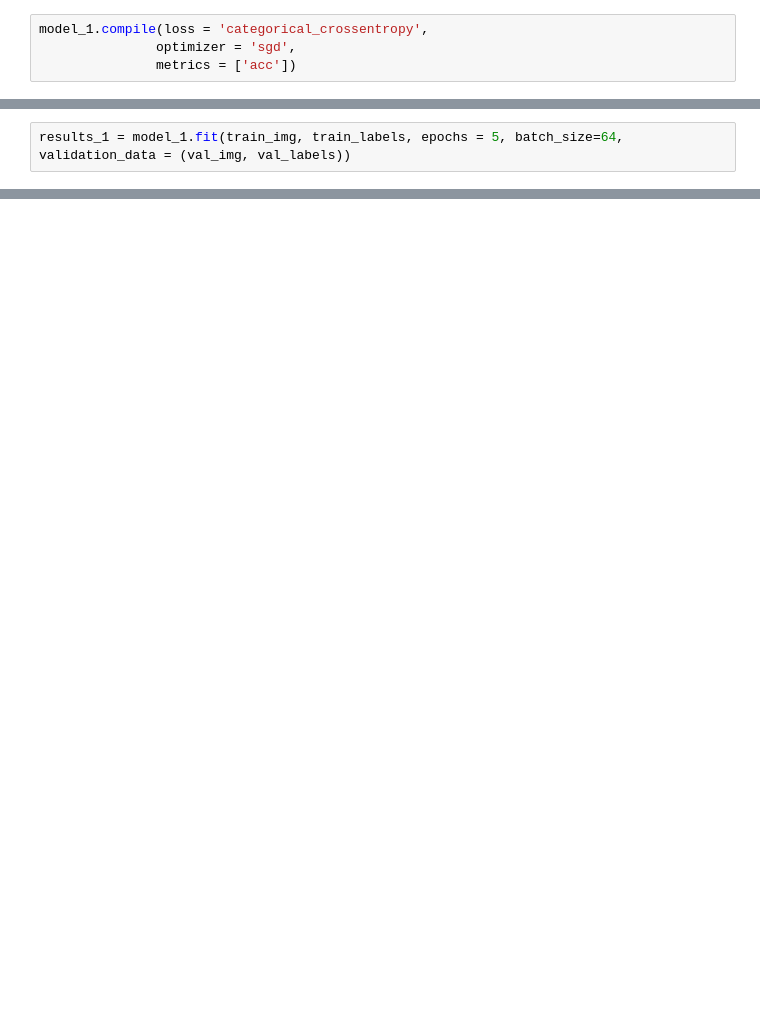
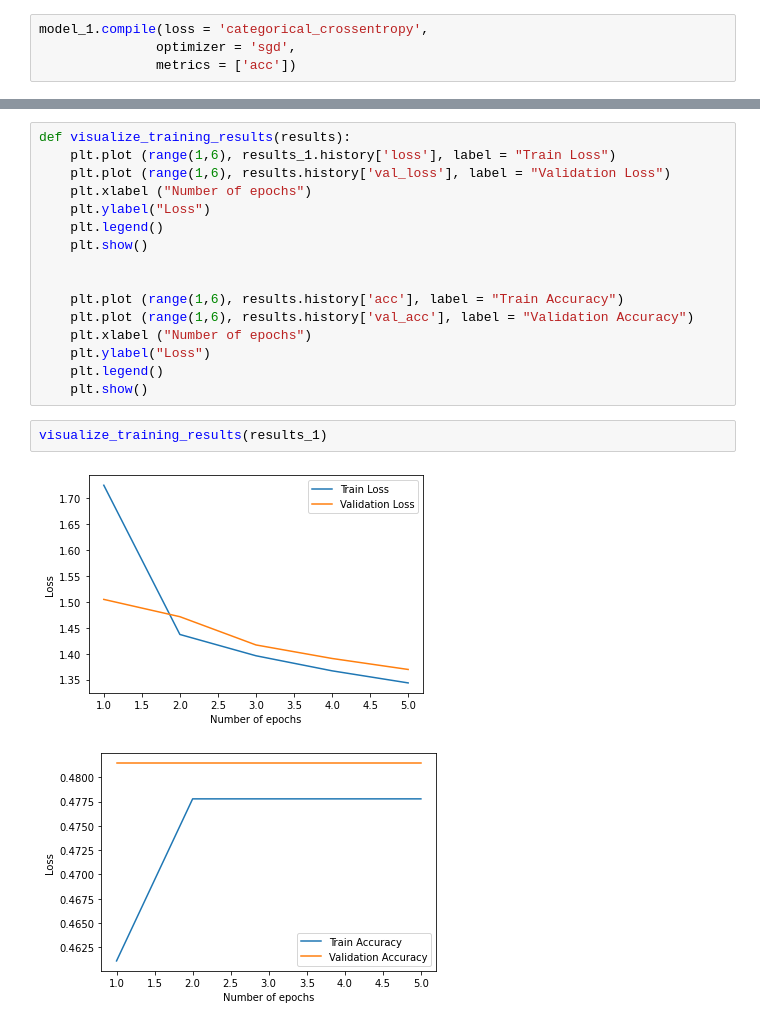
Before and after one commit to alexmuturi/DeFungi-Image-Classification-using-Deep-Learning, a Jupyter notebook: index.ipynb, the cells around one changed output, grey strips where cells are left out. Drawn from its saved outputs; the diff is of its cells as text; blank space fills up the shorter version.

Commit message:
cnn model and interpretation

```diff
--- a/index.ipynb
+++ b/index.ipynb
@@ -207,4 +206,2 @@ Trainable params: 6,292,709
 Non-trainable params: 0
 _________________________________________________________________
-# %%
-results_1 = model_1.fit(train_img, train_labels, epochs = 5, batch_size=64, validation_data = (val_img, val_labels))
@@ -220,0 +223,21 @@ Epoch 5/5
+# %%
+def visualize_training_results(results):
+    plt.plot (range(1,6), results_1.history['loss'], label = "Train Loss")
+    plt.plot (range(1,6), results.history['val_loss'], label = "Validation Loss")
+    plt.xlabel ("Number of epochs")
+    plt.ylabel("Loss")
+    plt.legend()
+    plt.show()
+
+
+    plt.plot (range(1,6), results.history['acc'], label = "Train Accuracy")
+    plt.plot (range(1,6), results.history['val_acc'], label = "Validation Accuracy")
+    plt.xlabel ("Number of epochs")
+    plt.ylabel("Loss")
+    plt.legend()
+    plt.show()
+# %%
+visualize_training_results(results_1)
+# %% [output]
+[figure, added]
+[figure, added]
```
Also changed, not shown: parts of 21 cells of this notebook.
